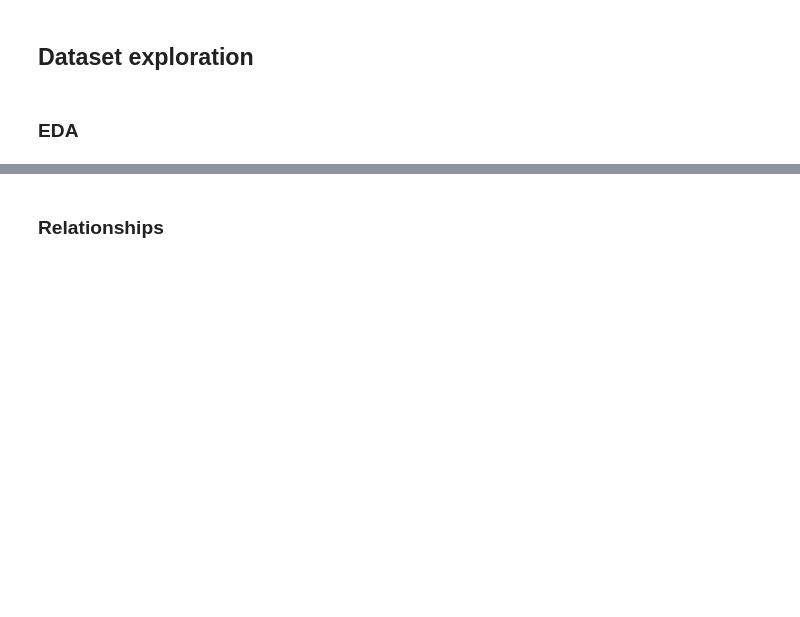
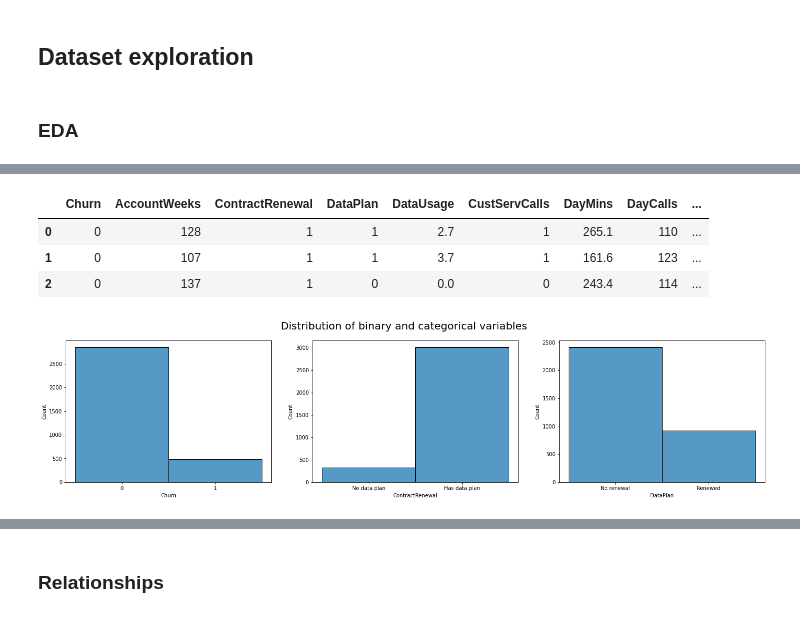
Before and after one commit to CarJung/Churn_exploration, a Jupyter notebook: Report.ipynb, the cells around one changed output, grey strips where cells are left out. Drawn from its saved outputs; the diff is of its cells as text; code cells hidden in the pictures; blank space fills up the shorter version.

```diff
--- a/Report.ipynb
+++ b/Report.ipynb
@@ -24,0 +41,21 @@ data = pd.read_csv('data/telecom_churn.csv')
+# %%
+data.head(3)
+# %% [output]
+|  | Churn | AccountWeeks | ContractRenewal | DataPlan | DataUsage | CustServCalls | DayMins | DayCalls | ... |
+| 0 | 0 | 128 | 1 | 1 | 2.7 | 1 | 265.1 | 110 | ... |
+| 1 | 0 | 107 | 1 | 1 | 3.7 | 1 | 161.6 | 123 | ... |
+| 2 | 0 | 137 | 1 | 0 | 0.0 | 0 | 243.4 | 114 | ... |
+# %%
+fig, ax = plt.subplots( 1,3, figsize=(24, 5))
+plt.suptitle('Distribution of binary and categorical variables', fontsize=20)
+
+sns.histplot(data['Churn'],discrete=True,ax=ax[0])
+ax[0].set_xticks([0,1]);
+
+sns.histplot(data['ContractRenewal'],discrete=True, ax=ax[1])
+ax[1].set_xticks([0,1],['No data plan','Has data plan']);
+
+sns.histplot(data['DataPlan'],discrete=True, ax=ax[2])
+ax[2].set_xticks([0,1],['No renewal','Renewed']);
+# %% [output]
+[figure, added]
```
Also changed, not shown: parts of 8 cells of this notebook, 1 other file.
